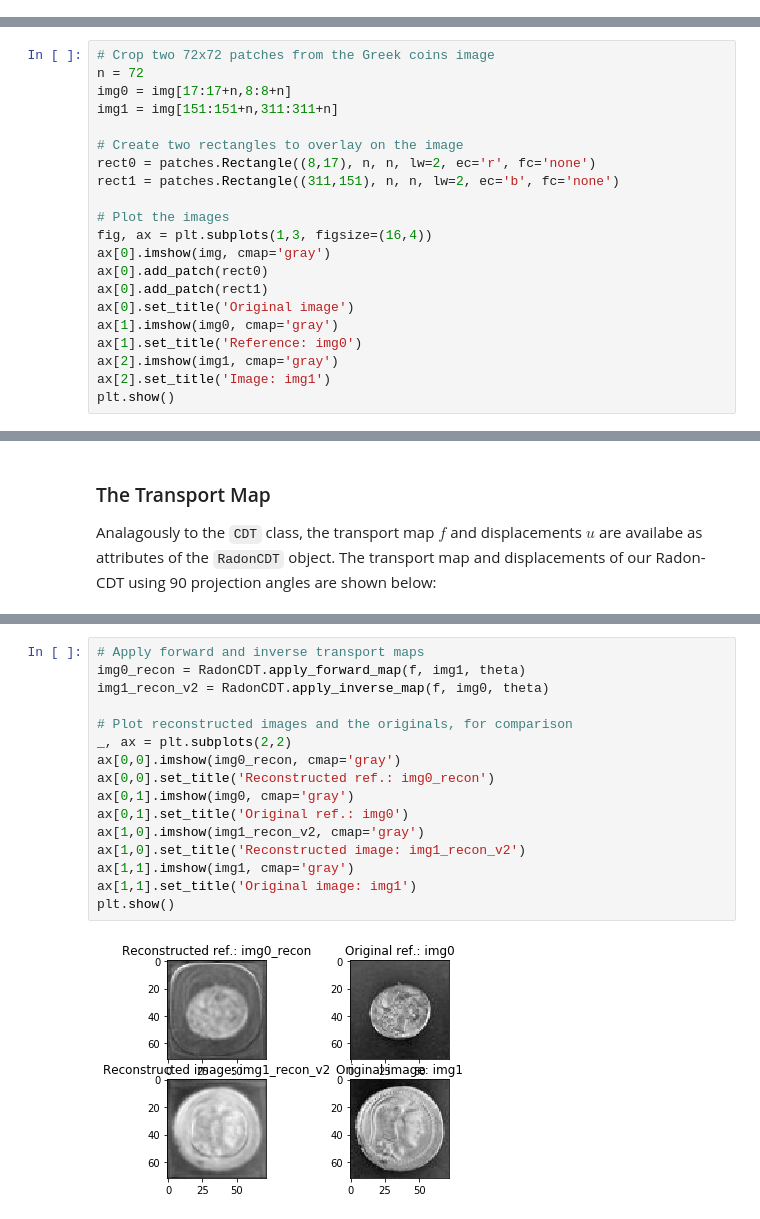
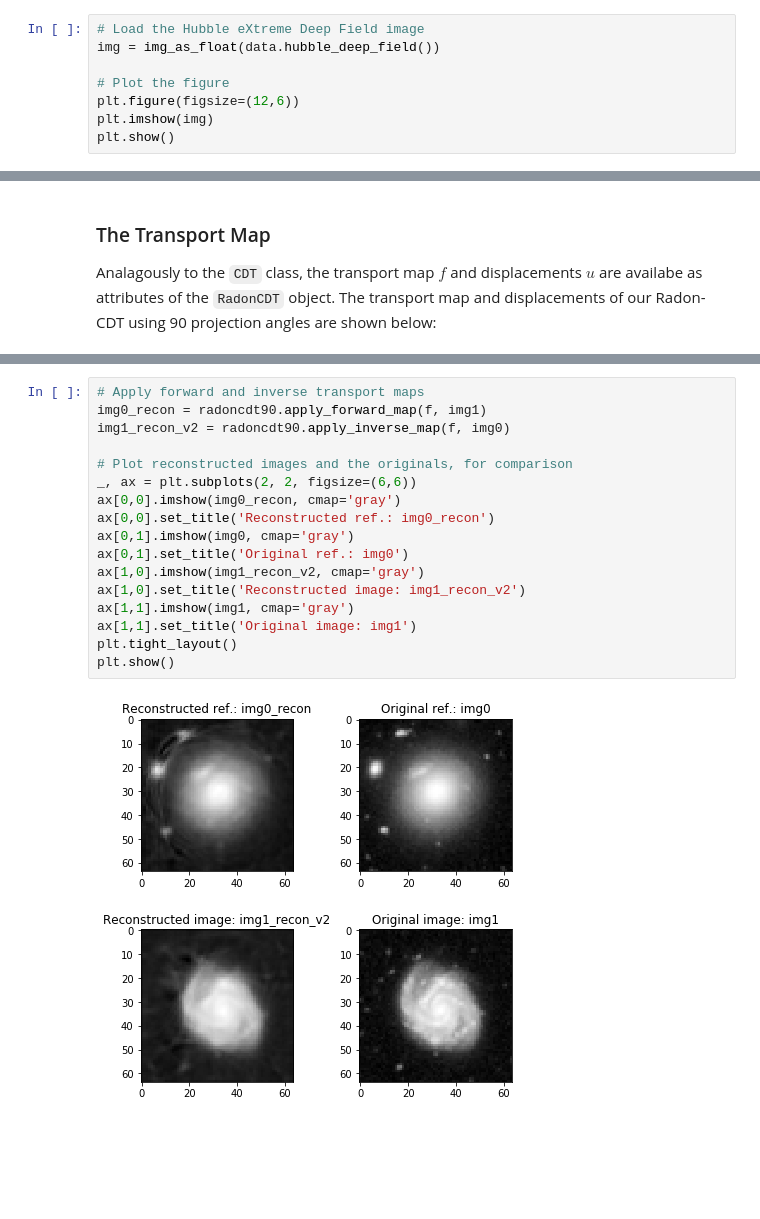
Before and after one commit to LiamCattell/optimaltransport, a Jupyter notebook: tutorials/01_transform_basics.ipynb, the cells around one changed output, grey strips where cells are left out. Drawn from its saved outputs; the diff is of its cells as text; blank space fills up the shorter version.

```diff
--- a/tutorials/01_transform_basics.ipynb
+++ b/tutorials/01_transform_basics.ipynb
@@ -24,0 +30,8 @@ sys.path.append('../../code/python/optimaltransport')
+# %%
+# Load the Hubble eXtreme Deep Field image
+img = img_as_float(data.hubble_deep_field())
+
+# Plot the figure
+plt.figure(figsize=(12,6))
+plt.imshow(img)
+plt.show()
@@ -304,21 +345,0 @@ It should be noted that the Radon-CDT only applies to grayscale images (single c
-# %%
-# Crop two 72x72 patches from the Greek coins image
-n = 72
-img0 = img[17:17+n,8:8+n]
-img1 = img[151:151+n,311:311+n]
-
-# Create two rectangles to overlay on the image
-rect0 = patches.Rectangle((8,17), n, n, lw=2, ec='r', fc='none')
-rect1 = patches.Rectangle((311,151), n, n, lw=2, ec='b', fc='none')
-
-# Plot the images
-fig, ax = plt.subplots(1,3, figsize=(16,4))
-ax[0].imshow(img, cmap='gray')
-ax[0].add_patch(rect0)
-ax[0].add_patch(rect1)
-ax[0].set_title('Original image')
-ax[1].imshow(img0, cmap='gray')
-ax[1].set_title('Reference: img0')
-ax[2].imshow(img1, cmap='gray')
-ax[2].set_title('Image: img1')
-plt.show()
@@ -428,18 +457,19 @@ Since the `CDT` and `RadonCDT` classes are both derived from the same base class
 # %%
 # Apply forward and inverse transport maps
-img0_recon = RadonCDT.apply_forward_map(f, img1, theta)
-img1_recon_v2 = RadonCDT.apply_inverse_map(f, img0, theta)
+img0_recon = radoncdt90.apply_forward_map(f, img1)
+img1_recon_v2 = radoncdt90.apply_inverse_map(f, img0)
 
 # Plot reconstructed images and the originals, for comparison
-_, ax = plt.subplots(2,2)
+_, ax = plt.subplots(2, 2, figsize=(6,6))
 ax[0,0].imshow(img0_recon, cmap='gray')
 ax[0,0].set_title('Reconstructed ref.: img0_recon')
 ax[0,1].imshow(img0, cmap='gray')
 ax[0,1].set_title('Original ref.: img0')
 ax[1,0].imshow(img1_recon_v2, cmap='gray')
 ax[1,0].set_title('Reconstructed image: img1_recon_v2')
 ax[1,1].imshow(img1, cmap='gray')
 ax[1,1].set_title('Original image: img1')
+plt.tight_layout()
 plt.show()
 # %% [output]
-[figure, old version]
+[figure, new version]
```
Also changed, not shown: parts of 27 cells of this notebook, 1 other file.
